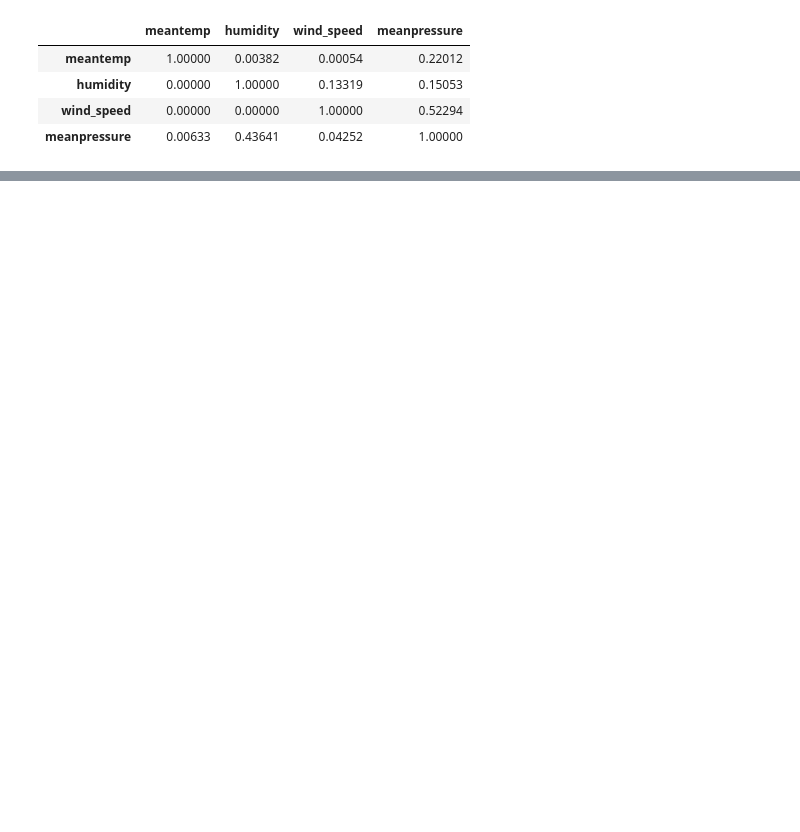
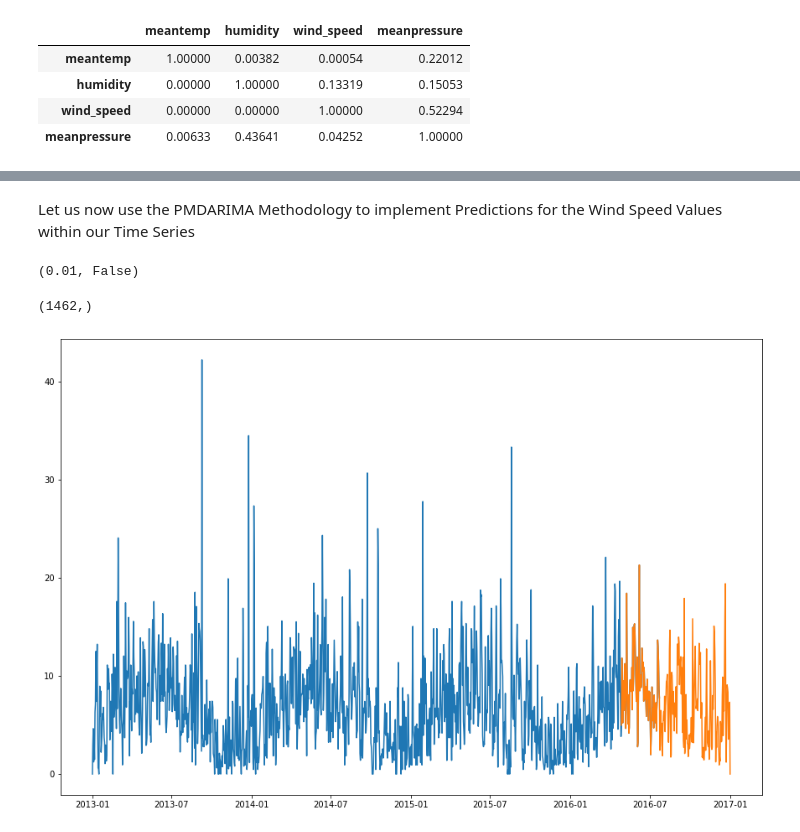
Before and after one commit to rjrahul24/ai-with-python-series, a Jupyter notebook: 05. Build Concrete Time Series Forecasts/Colab Notebook/TimeSeries_Validation_ModelBuilding.ipynb, the cells around one changed output, grey strips where cells are left out. Saved outputs shown, nothing was run; the diff lists cells and outputs as text; code cells hidden in the pictures; blank space fills up the shorter version.

```diff
--- a/05. Build Concrete Time Series Forecasts/Colab Notebook/TimeSeries_Validation_ModelBuilding.ipynb
+++ b/05. Build Concrete Time Series Forecasts/Colab Notebook/TimeSeries_Validation_ModelBuilding.ipynb
@@ -238,0 +262,2 @@ causal_val
+# %% [markdown]
+Let us now use the PMDARIMA Methodology to implement Predictions for the Wind Speed Values within our Time Series
@@ -238,0 +269,20 @@ causal_val
+# %%
+adf_test=ADFTest(alpha=0.05)
+adf_test.should_diff(time_series_train["wind_speed"])
+# %% [output]
+(0.01, False)
+# %%
+df = time_series_train["wind_speed"]
+df.shape
+# %% [output]
+(1462,)
+# %%
+train=df[:1300]
+test=df[-250:]
+
+plt.figure(figsize=(15,10))
+plt.plot(train)
+plt.plot(test)
+plt.autoscale()
+# %% [output]
+[figure, added]
```
Also changed, not shown: parts of 14 cells of this notebook.
